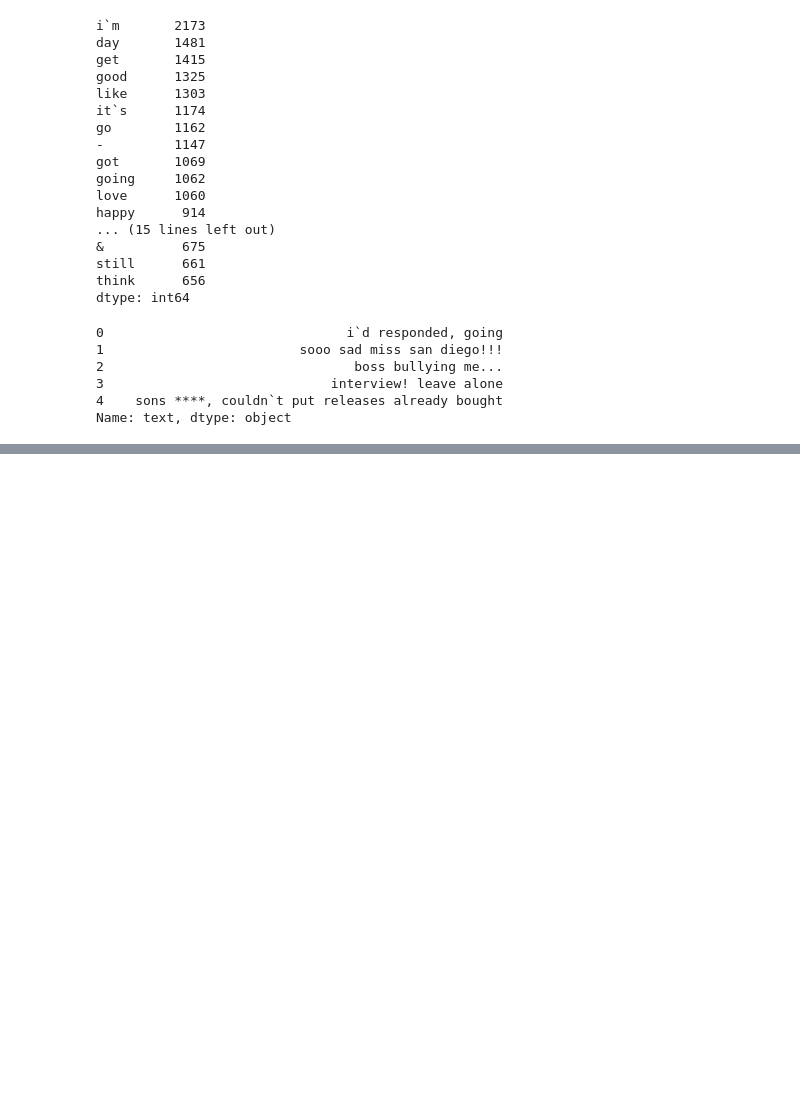
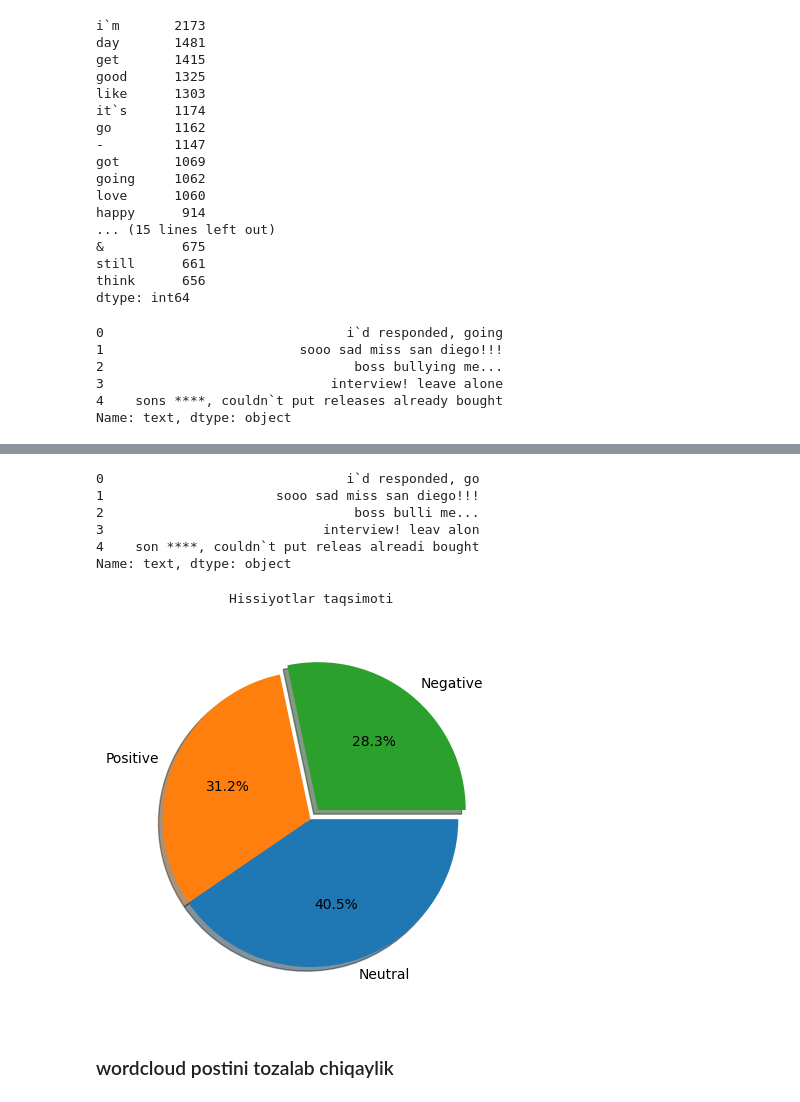
Before and after one commit to iMan0405/Portfolio_DT_vs_AI, a Jupyter notebook: Sentiment_Analysis_for_Social_Media.ipynb, the cells around one changed output, grey strips where cells are left out. Drawn from its saved outputs; the diff is of its cells as text; code cells hidden in the pictures; blank space fills up the shorter version.

```diff
--- a/Sentiment_Analysis_for_Social_Media.ipynb
+++ b/Sentiment_Analysis_for_Social_Media.ipynb
@@ -253,0 +269,20 @@ Name: text, dtype: object
+# %%
+st = PorterStemmer()
+df['text'][:5].apply(lambda x: " ".join([st.stem(word) for word in x.split()]))
+# %% [output]
+0                               i`d responded, go
+1                      sooo sad miss san diego!!!
+2                                boss bulli me...
+3                            interview! leav alon
+4    son ****, couldn`t put releas alreadi bought
+Name: text, dtype: object
+# %%
+print("Hissiyotlar taqsimoti".center(55))
+plt.pie(df[target].value_counts(), labels = ['Neutral','Positive','Negative'], counterclock = False, shadow = True,
+        explode = [0, 0, 0.08], autopct = '%1.1f%%', radius = 1, startangle = 0)
+plt.show()
+# %% [output]
+                 Hissiyotlar taqsimoti
+[figure, added]
+# %% [markdown]
+### wordcloud postini tozalab chiqaylik
```
Also changed, not shown: parts of 2 cells of this notebook.
